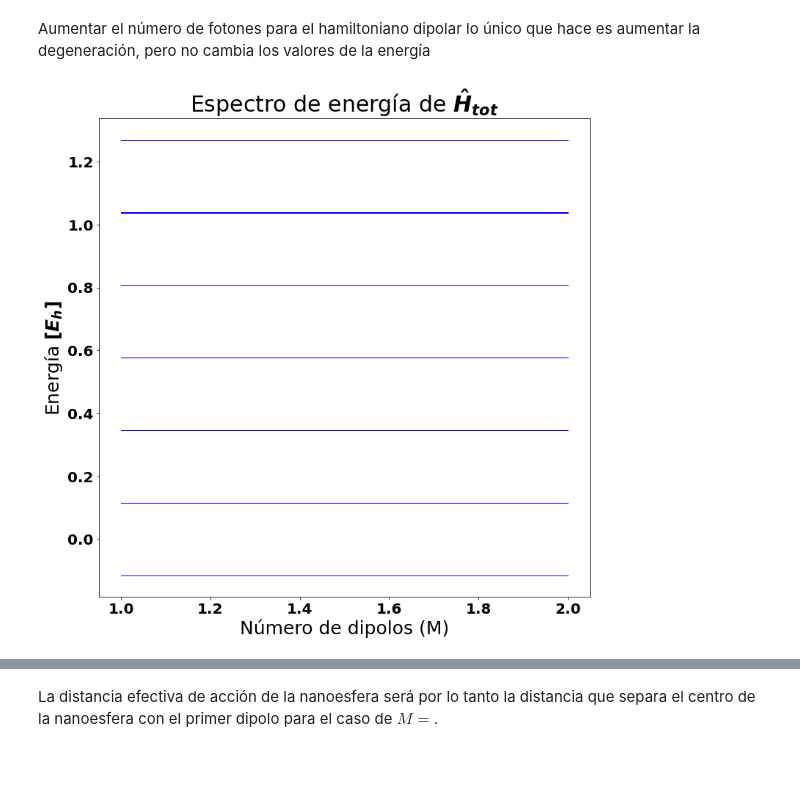
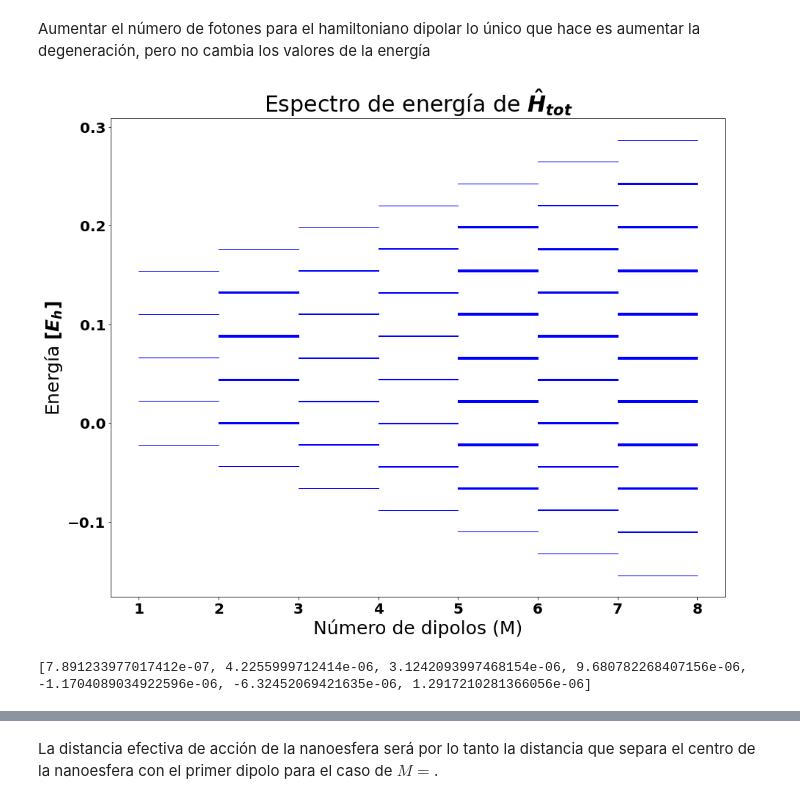
Before and after one commit to juanF9910/Trabajo_Grado_git, a Jupyter notebook: niveles_E2.ipynb, the cells around one changed output, grey strips where cells are left out. Saved outputs shown, nothing was run; the diff lists cells and outputs as text; code cells hidden in the pictures; blank space fills up the shorter version.

```diff
--- a/niveles_E2.ipynb
+++ b/niveles_E2.ipynb
@@ -5,16 +5,8 @@ import matplotlib.pyplot as plt
 import matplotlib
 import numpy as np
 from qutip import *
-
 from qutip import (about, destroy, entropy_vn, expect, hinton, jmat, ptrace, qeye, steadystate, tensor, wigner)
 from mpl_toolkits.mplot3d import Axes3D # hacer gráfico 3Dfrom numpy import *
-
-
-%matplotlib inline
-plt.rcParams['figure.figsize'] = 15, 15 #ancho, alto
-font = {'weight' : 'bold',
-        'size'   : 15}
-matplotlib.rc('font', **font)
 # %%
 def a0(x): #esta función convierte una distancia x en metros a unidades atómicas a_0
     return x/(5.29177249e-11)
@@ -370,8 +360,7 @@ def HradI_(i, momento, sigma, P, a, q):
 # %%
-def HradI(M, momentos, sigmas, P, a, q):
+def HradI(M, momentos, sigmas, P, a):
 
     K=np.array([[1,0,0], [0,1,0],[0,0,1]])
-    k=K[q]
     H_rad1=np.zeros((sigmas[0].shape))
     Landa=[]
     for i in range(M):
@@ -380,9 +369,12 @@ def HradI(M, momentos, sigmas, P, a, q):
         sp=sigmas[i]
         sm=np.transpose(sp)
 
-        #landa= 3*d*np.sqrt((6*omega_p*R**3)/(2*epsilon_2+1))/(np.linalg.norm(P[i]))**3
-        landa= 3*d*np.sqrt((6*omega_p*R**3)/(2*epsilon_2+1))*((3*np.dot(p,k)*np.dot(p,m)-np.dot(m,k))/(np.linalg.norm(P[i]))**3)
+        landa=0
+
+        for k in K:
+            landa+=(3/2)*d*np.sqrt((3*omega_p*R**3)/(2*epsilon_2+1)**(3/2))*((3*np.dot(p,k)*np.dot(p,m)-np.dot(m,k))/(np.linalg.norm(P[i]))**3)
+
+        H_rad1+=landa*(sm+sp)
         Landa.append(landa)
-        H_rad1+=landa*(sm+sp)
 
     return ( np.real( H_rad1@(a+np.transpose(a))), Landa )
@@ -416,47 +381,70 @@ a=aT(M,N)
 # %% [markdown]
 Aumentar el número de fotones para el hamiltoniano dipolar lo único que hace es aumentar la degeneración, pero no cambia los valores de la energía
 # %%
-fig1,ax1=plt.subplots(1,1,figsize=(12,12))
+#parámetros de la nano esfera
+#omega_p=fre(6.278) #se ingresa en eV, luego se transforma en Hartrees.
+
+omega_p=fre(1.2)
+#R=a0(18e-9) #urgente determinar el R asociado a una frecuencia dada.
+R=a0(30e-9)
+
+#parámetros de las moléculas
+omega_m=omega_p
+#epsilon_2=per(6.29)  #epsilon_2 es la permitividad relativa del medio en el que está la nanoesfera
+
+epsilon_2=6.29
+d=dby(1.869)
+
+#paŕametros de la red
+
+r=a0(6.27e-10)    # separación horizontal entre dipolos
+
+y=-(R+0.5*r)    #distancia vertical entre el centro de la nano esfera y la línea en dónde están ubicados
+#los dipolos
+
+M=7
+P=posiciones(M,r,y)
+p=2
+u=1
+
+N=3
+sigmas=sigmaT(M, N)
+a=aT(M,N)
+
+fig1,ax1=plt.subplots(1,1,figsize=(15,12))
 
 for i in range (1,M+1):
 #for i in range(M,M+1):
 
     U0=Hdip0(i, sigmas) #solo dipolos
     U1=HdipI(i, momentos, sigmas, u, p) #energía de interacción entre dipolos
-    U2=U0+U1 #energía total del sistema dipolar sin radiación
-
-    ###########################
     U3=Hrad0(a) #radiación en la cavidad
-    RR=HradI(i, momentos, sigmas, P, a, q)
-    U4=RR[0] #interacción radiación dipolos
+    U4=HradI(i, momentos, sigmas, P, a) #interacción dipolo radiación
+    U5=U0+U1+U3+U4[0] #hamiltoniano total
 
     E0=np.linalg.eigvals(U0)
     E1=np.linalg.eigvals(U1)
-    E2=np.linalg.eigvals(U2)
     E3=np.linalg.eigvals(U3)
-    E4=np.linalg.eigvals(U4)
-    E5=np.linalg.eigvals(U5)
-    E6=np.linalg.eigvals(U6)
-    U7=U0+U3+U4
-    #U7=U0+U3+U4
-    E7=np.real(np.linalg.eigvals(U7))
+    E4=np.linalg.eigvals(U4[0])
+    E5=np.sort(np.real(np.linalg.eigvals(U5)))
 
-    for j in range(len(E0)):
-        y=E7[j]
+    for j in range(len(E5)):
+        y=E5[j]
         X=[int(i), int(i+1)]
         ax1.plot(X,[y,y], c='blue', lw=1)
-       # ax1.plot(X,[E2[j],E2[j]], c='k')
 
 ax1.set_xlabel('Número de dipolos (M)', fontsize=25)
 ax1.set_ylabel('Energía $[E_h]$', fontsize=25)
 ax1.set_title('Espectro de energía de $\hat{H}_{tot}$', fontsize=30)
 
 
 ax1.tick_params(axis='x', labelsize=20)
 ax1.tick_params(axis='y', labelsize=20)
 
 #ax1.set_ylim(0.10, 0.12)
 
 plt.show()
+print(U4[1])
 # %% [output]
-[figure, old version]
+[figure, new version]
+[7.891233977017412e-07, 4.2255999712414e-06, 3.1242093997468154e-06, 9.680782268407156e-06, -1.1704089034922596e-06, -6.32452069421635e-06, 1.2917210281366056e-06]
```
Also changed, not shown: parts of 20 cells of this notebook, 1 other file.
